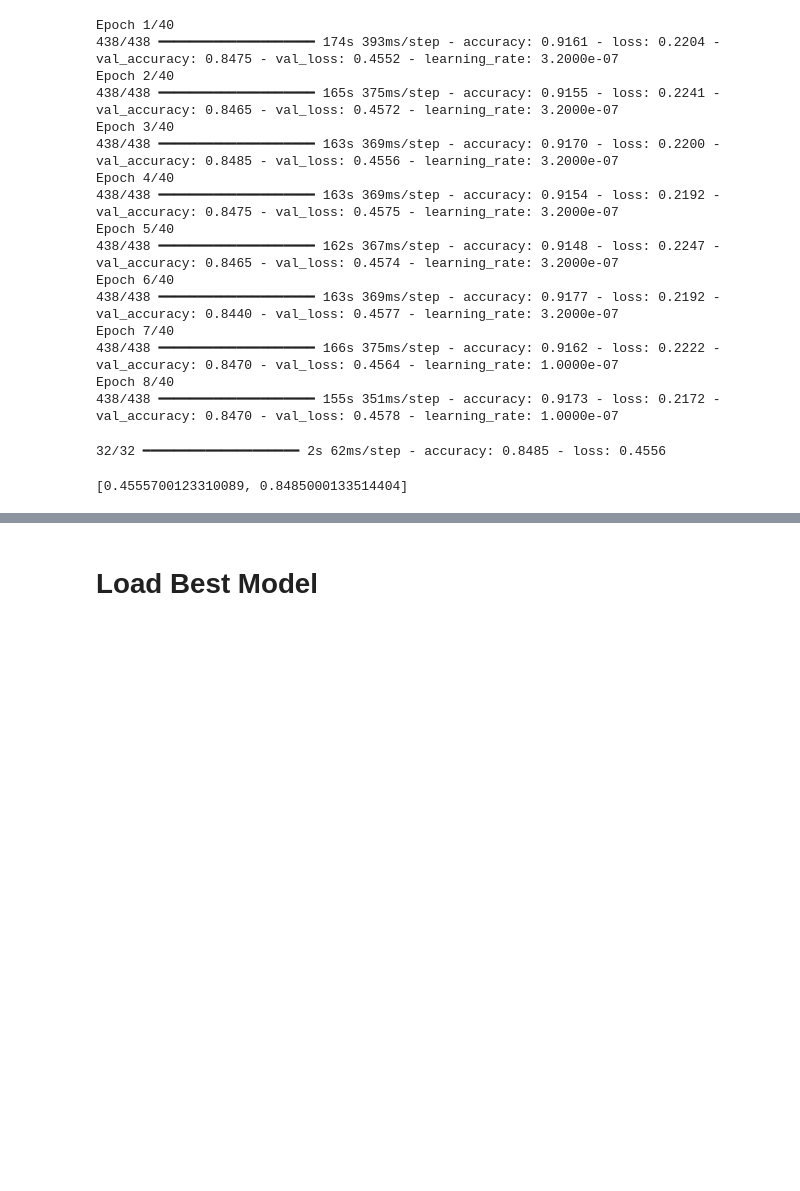
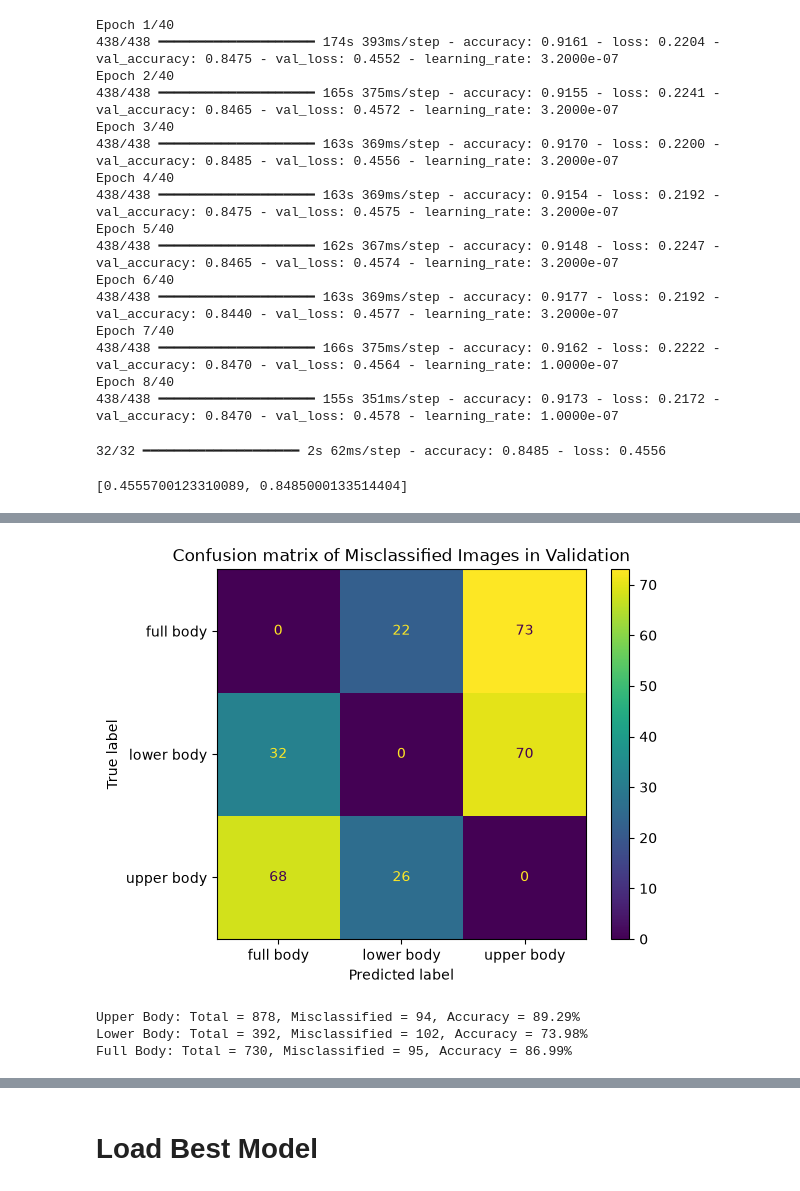
Before and after one commit to manavka/DeepFashion_DS207, a Jupyter notebook: New CNN.ipynb, the cells around one changed output, grey strips where cells are left out. Drawn from its saved outputs; the diff is of its cells as text; code cells hidden in the pictures; blank space fills up the shorter version.

```diff
--- a/New CNN.ipynb
+++ b/New CNN.ipynb
@@ -108,7 +136,7 @@ fine_category_lookup_df['category_type_str'] = fine_category_lookup_df['category
 # train_bbox_df = pd.read_csv('./Anno_fine/train_bbox.txt', sep=r"\s+", skiprows=1, header=0, names=["x1", "y1", "x2", "y2"])
 # val_bbox_df   = pd.read_csv('./Anno_fine/val_bbox.txt',   sep=r"\s+", skiprows=1, header=0, names=["x1", "y1", "x2", "y2"])
 # test_bbox_df  = pd.read_csv('./Anno_fine/test_bbox.txt',  sep=r"\s+", skiprows=1, header=0, names=["x1", "y1", "x2", "y2"])
-bbox_train= pd.read_csv('./Anno_coarse/list_bbox.txt',sep=r"\s+", skiprows=1, header=0,)
+bbox_train= pd.read_csv('~/Code/DS207/deprecated/Final_Project/Anno_coarse/list_bbox.txt',sep=r"\s+", skiprows=1, header=0,)
 #In bbox location, "x_1" and "y_1" represent the upper left point coordinate of bounding box, "x_2" and "y_2" represent the lower right point coordinate of bounding box. Bounding box locations are listed in the order of [x_1, y_1, x_2, y_2].
 bbox_train['height'] = bbox_train['y_2'] - bbox_train['y_1']
 bbox_train['width'] = bbox_train['x_2'] - bbox_train['x_1']
@@ -395,10 +414,7 @@ model_loaded.evaluate(val_ds)
 # %%
-import numpy as np
-import tensorflow as tf
-import matplotlib.pyplot as plt
+
 
 # A dictionary to map category index back to a human-readable name.
-# This is based on the data loading part of your notebook.
 category_mapping = {
     0: 'upper body',
     1: 'lower body',
@@ -407,11 +423,10 @@ category_mapping = {
 
 misclassified_images = []
 
-# It's good practice to not shuffle the validation set when debugging
-# to have a consistent order. Your current code already does this.
-# We will iterate through the validation dataset without shuffling.
-# We also need the file paths, so we'll get them from the dataframe.
+
 val_image_paths = val_df_with_category['img_name'].tolist()
+if prepend_path:# add new path to images
+    val_image_paths = [prepend_path + path for path in val_image_paths]
 val_labels = val_df_with_category['category_type_tf'].tolist()
 
 # Create a new dataset with file paths to easily track misclassified images
@@ -419,9 +434,9 @@ val_ds_with_paths = tf.data.Dataset.from_tensor_slices(
     (val_image_paths, val_labels)
 )
 
-# Use the same loading and batching logic as your original val_ds
+# Use same loading and batching logic as val_ds
 def load_image_and_path(path, label):
-    img, label_out = load_image(path, label) # Re-use your existing load_image function
+    img, label_out = load_image(path, label) # Re-use load_image function
     return img, path, label_out
 
 val_ds_with_paths = val_ds_with_paths.map(load_image_and_path, num_parallel_calls=tf.data.AUTOTUNE)
@@ -429,14 +444,13 @@ val_ds_with_paths = val_ds_with_paths.batch(batch_size).prefetch(tf.data.AUTOTUN
 
 
 print("Finding misclassified images...")
-# Use the model you have loaded, e.g., model_loaded
-# If you just trained a model and have it in a 'model' variable, you can use that.
-# I'll use 'model' here as a placeholder for your trained model.
+if model_loaded: # use loaded model if available
+    model = model_loaded
 for images, paths, labels in val_ds_with_paths:
     predictions = model.predict(images, verbose=0)
     predicted_labels = tf.argmax(predictions, axis=1, output_type=tf.int32)
 
-    # Compare predictions with true labels
+    # Compare predictions with true labels to get misclassiied image indices
     misclassified_mask = predicted_labels != labels
 
     misclassified_indices = tf.where(misclassified_mask).numpy().flatten()
@@ -450,7 +464,7 @@ for images, paths, labels in val_ds_with_paths:
 
 print(f"Found {len(misclassified_images)} misclassified images out of {len(val_image_paths)}.")
 
-# Now, let's display some of the misclassified images
+# display some of the misclassified images
 print("\nDisplaying a few misclassified images:")
 num_to_display = min(len(misclassified_images), 5)
 
@@ -484,0 +510,32 @@ Displaying a few misclassified images:
+# %%
+
+val_true_label = []
+val_pred_label =[]
+for info in (misclassified_images):
+    image_path = info['image_path']
+    true_label_idx = info['true_label']
+    predicted_label_idx = info['predicted_label']
+
+    true_label_name = category_mapping.get(true_label_idx, "Unknown")
+    predicted_label_name = category_mapping.get(predicted_label_idx, "Unknown")
+    val_true_label.append(true_label_name)
+    val_pred_label.append(predicted_label_name)
+ConfusionMatrixDisplay.from_predictions(val_true_label, val_pred_label)
+plt.title("Confusion matrix of Misclassified Images in Validation")
+plt.show()
+# %% [output]
+[figure, added]
+# %%
+total_upper_body = val_df_with_category[val_df_with_category['category_type_tf'] == 0].shape[0]
+total_lower_body = val_df_with_category[val_df_with_category['category_type_tf'] == 1].shape[0]
+total_full_body = val_df_with_category[val_df_with_category['category_type_tf'] == 2].shape[0]
+missclassified_upper_body = sum((val_predictions.numpy() != val_labels) & (np.array(val_labels) == 0))
+missclassified_lower_body = sum((val_predictions.numpy() != val_labels) & (np.array(val_labels) == 1))
+missclassified_full_body = sum((val_predictions.numpy() != val_labels) & (np.array(val_labels) == 2))
+print(f"Upper Body: Total = {total_upper_body}, Misclassified = {missclassified_upper_body}, Accuracy = {(total_upper_body - missclassified_upper_body) / total_upper_body:.2%}")
+print(f"Lower Body: Total = {total_lower_body}, Misclassified = {missclassified_lower_body}, Accuracy = {(total_lower_body - missclassified_lower_body) / total_lower_body:.2%}")
+print(f"Full Body: Total = {total_full_body}, Misclassified = {missclassified_full_body}, Accuracy = {(total_full_body - missclassified_full_body) / total_full_body:.2%}")
+# %% [output]
+Upper Body: Total = 878, Misclassified = 94, Accuracy = 89.29%
+Lower Body: Total = 392, Misclassified = 102, Accuracy = 73.98%
+Full Body: Total = 730, Misclassified = 95, Accuracy = 86.99%
```
Also changed, not shown: parts of 25 cells of this notebook.
